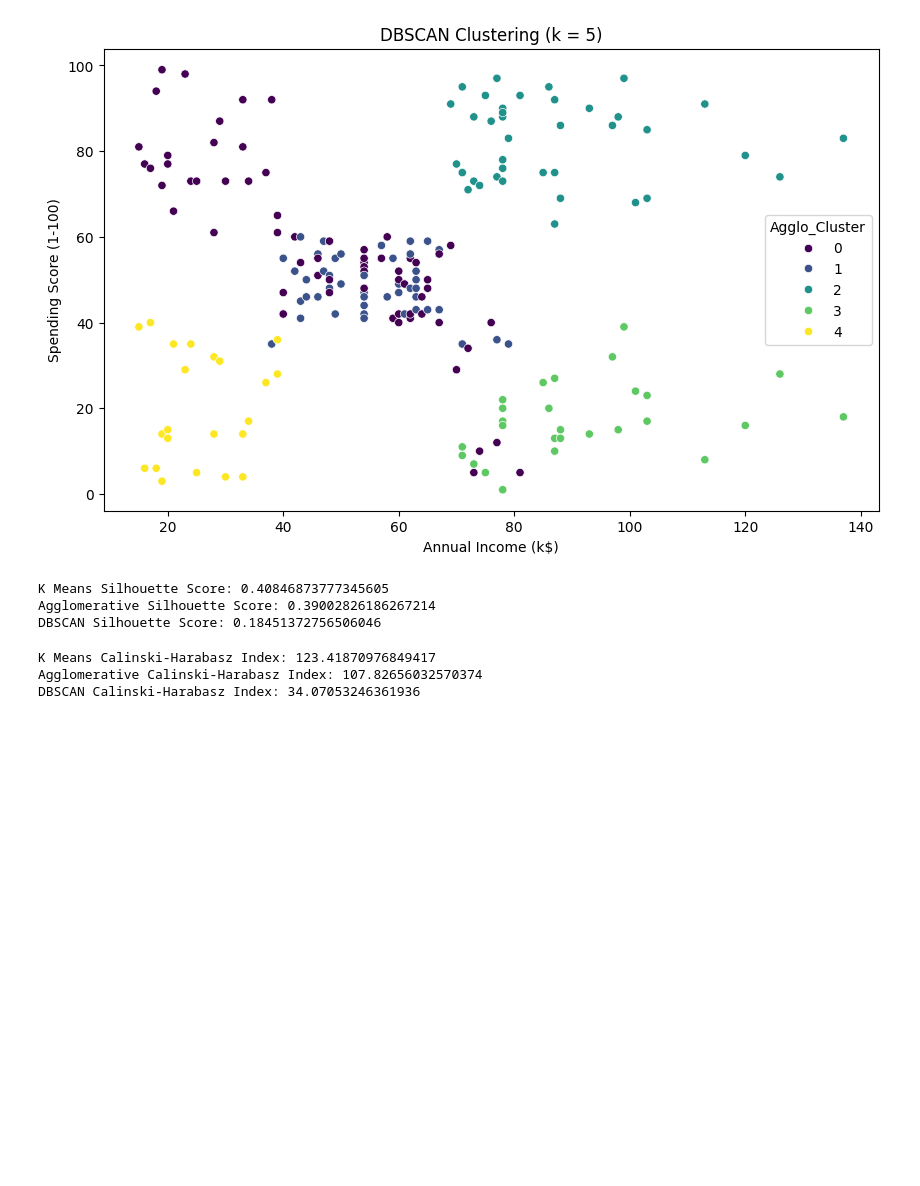
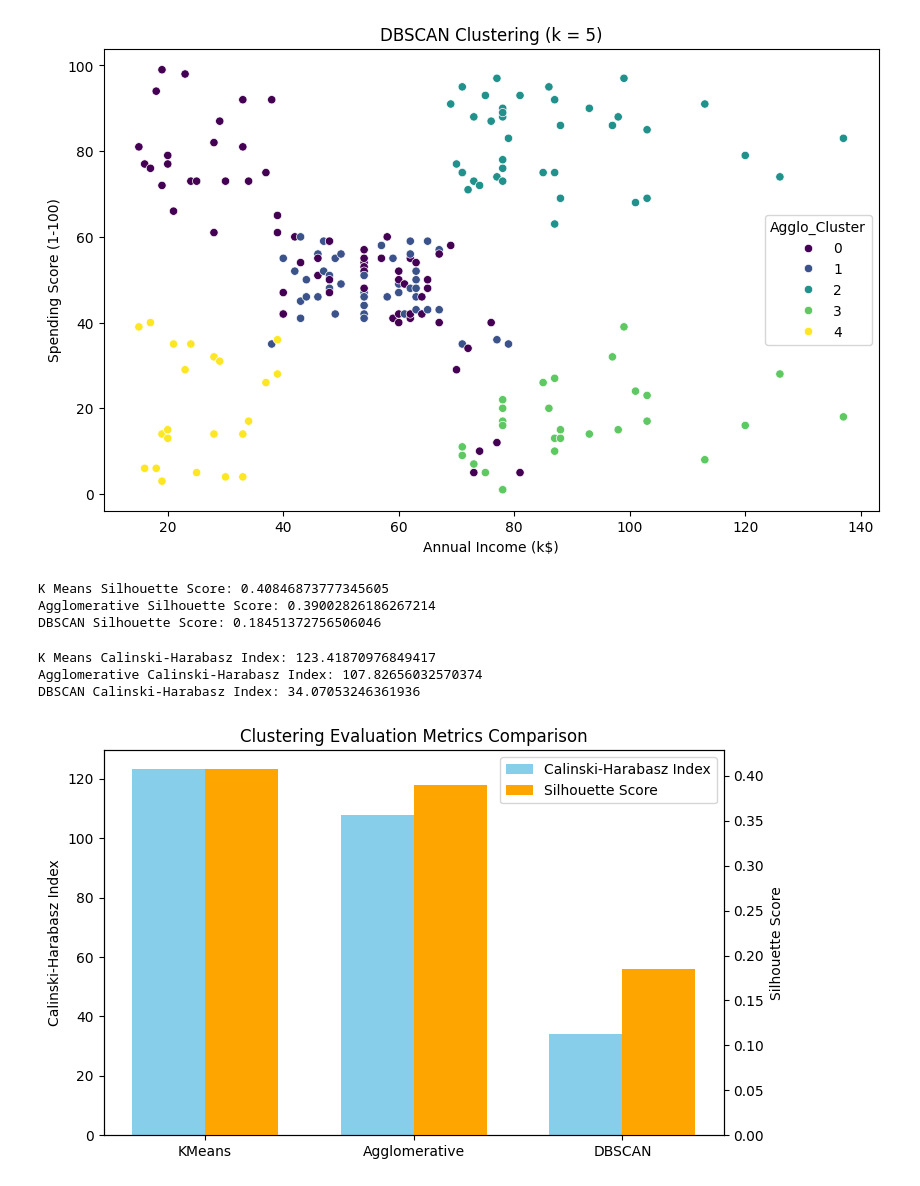
Before and after one commit to fonkerina/Data-Science-Journey, a Jupyter notebook: Week 6/Unsupervised Learning.ipynb, the cells around one changed output. Cells and saved outputs as stored; diff of their text form; code cells hidden in the pictures; blank space fills up the shorter version.

Commit message:
visualised cluster evaluation metrics

```diff
--- a/Week 6/Unsupervised Learning.ipynb
+++ b/Week 6/Unsupervised Learning.ipynb
@@ -210,3 +210,30 @@ print("DBSCAN Calinski-Harabasz Index:", calinski_harabasz_score(X_scaled, dbsca
 K Means Calinski-Harabasz Index: 123.41870976849417
 Agglomerative Calinski-Harabasz Index: 107.82656032570374
 DBSCAN Calinski-Harabasz Index: 34.07053246361936
+# %%
+# Visual comparison of the evaluation metrics
+models = ["KMeans", "Agglomerative", "DBSCAN"]
+calinski = [123.42, 107.83, 34.07]
+silhouette = [0.408, 0.390, 0.185]
+
+x = np.arange(len(models))  # positions
+width = 0.35  # bar width
+
+fig, ax1 = plt.subplots(figsize = (8,5))
+
+# Plot Calinski-Harabasz Index on left axis
+ax1.bar(x - width/2, calinski, width, label = "Calinski-Harabasz Index", color = 'skyblue')
+ax1.set_ylabel("Calinski-Harabasz Index")
+ax1.set_xticks(x)
+ax1.set_xticklabels(models)
+
+# Create second axis for Silhouette Score
+ax2 = ax1.twinx()
+ax2.bar(x + width/2, silhouette, width, label = "Silhouette Score", color = 'orange')
+ax2.set_ylabel("Silhouette Score")
+
+fig.legend(loc = 'upper right', bbox_to_anchor = (1,1), bbox_transform = ax1.transAxes)
+plt.title("Clustering Evaluation Metrics Comparison")
+plt.show()
+# %% [output]
+[figure, added]
```
